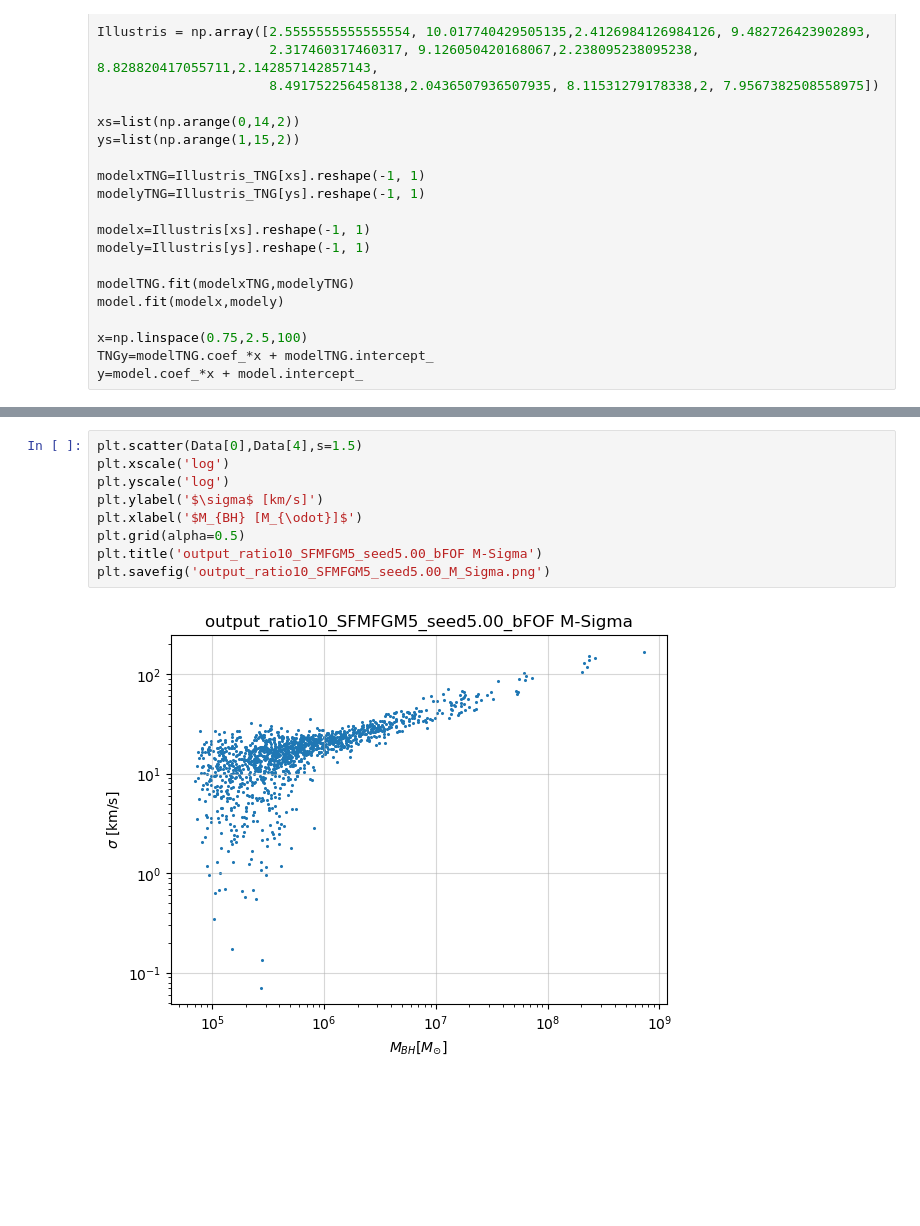
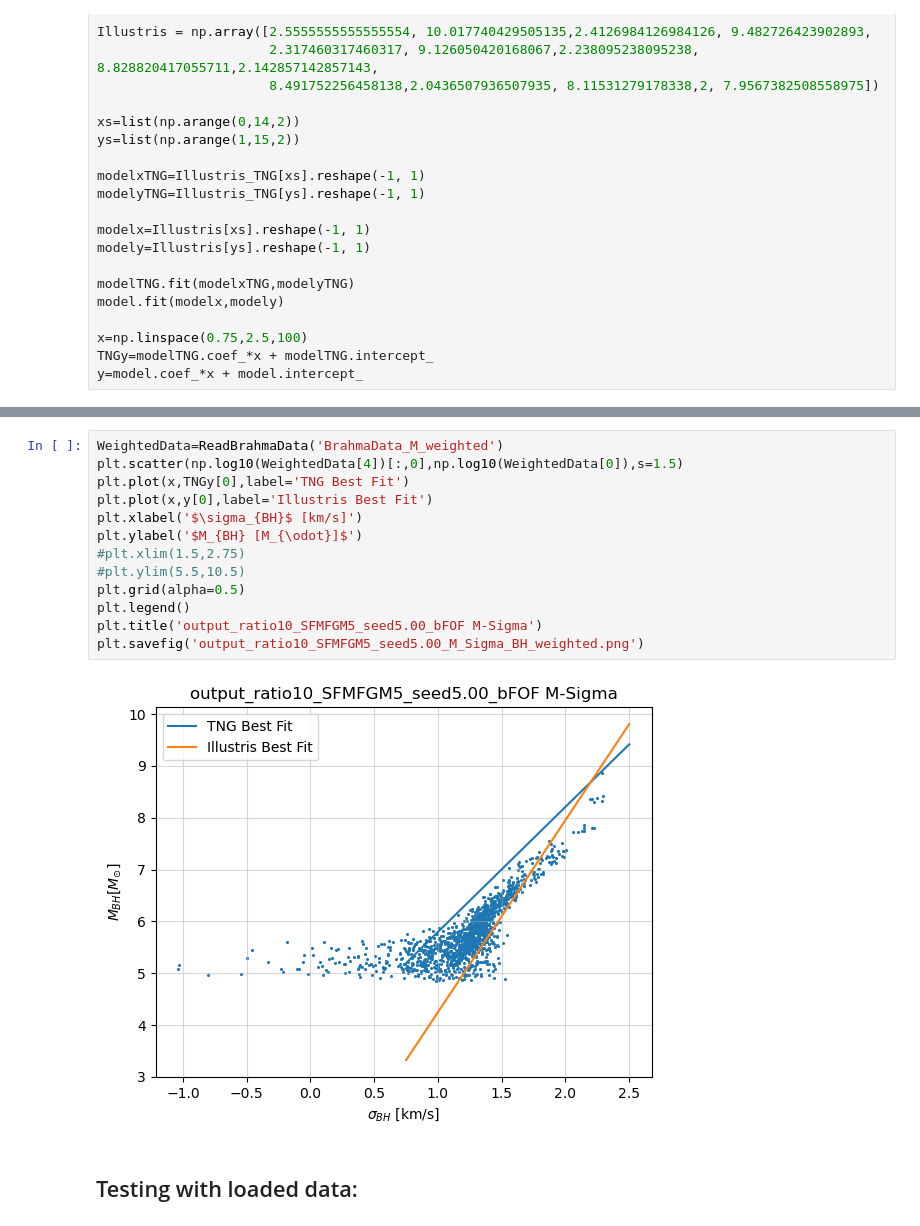
Before and after one commit to khojonat/Brahma_Analysis, a Jupyter notebook: BrahmaRelations.ipynb, the cells around one changed output, grey strips where cells are left out. Cells and saved outputs as stored; diff of their text form; blank space fills up the shorter version.

Commit message:
Loading in z=0,5 data for M_Sigma

```diff
--- a/BrahmaRelations.ipynb
+++ b/BrahmaRelations.ipynb
@@ -694,11 +696,17 @@ plt.savefig('output_ratio10_SFMFGM5_seed5.00_M_Sigma_COM.png')
-# %%
-plt.scatter(Data[0],Data[4],s=1.5)
-plt.xscale('log')
-plt.yscale('log')
-plt.ylabel('$\sigma$ [km/s]')
-plt.xlabel('$M_{BH} [M_{\odot}]$')
-plt.grid(alpha=0.5)
-plt.title('output_ratio10_SFMFGM5_seed5.00_bFOF M-Sigma')
-plt.savefig('output_ratio10_SFMFGM5_seed5.00_M_Sigma.png')
-# %% [output]
-[figure, removed]
+# %%
+WeightedData=ReadBrahmaData('BrahmaData_M_weighted')
+plt.scatter(np.log10(WeightedData[4])[:,0],np.log10(WeightedData[0]),s=1.5)
+plt.plot(x,TNGy[0],label='TNG Best Fit')
+plt.plot(x,y[0],label='Illustris Best Fit')
+plt.xlabel('$\sigma_{BH}$ [km/s]')
+plt.ylabel('$M_{BH} [M_{\odot}]$')
+#plt.xlim(1.5,2.75)
+#plt.ylim(5.5,10.5)
+plt.grid(alpha=0.5)
+plt.legend()
+plt.title('output_ratio10_SFMFGM5_seed5.00_bFOF M-Sigma')
+plt.savefig('output_ratio10_SFMFGM5_seed5.00_M_Sigma_BH_weighted.png')
+# %% [output]
+[figure, added]
+# %% [markdown]
+## Testing with loaded data:
```
Also changed, not shown: parts of 9 cells of this notebook, 1 other file.
